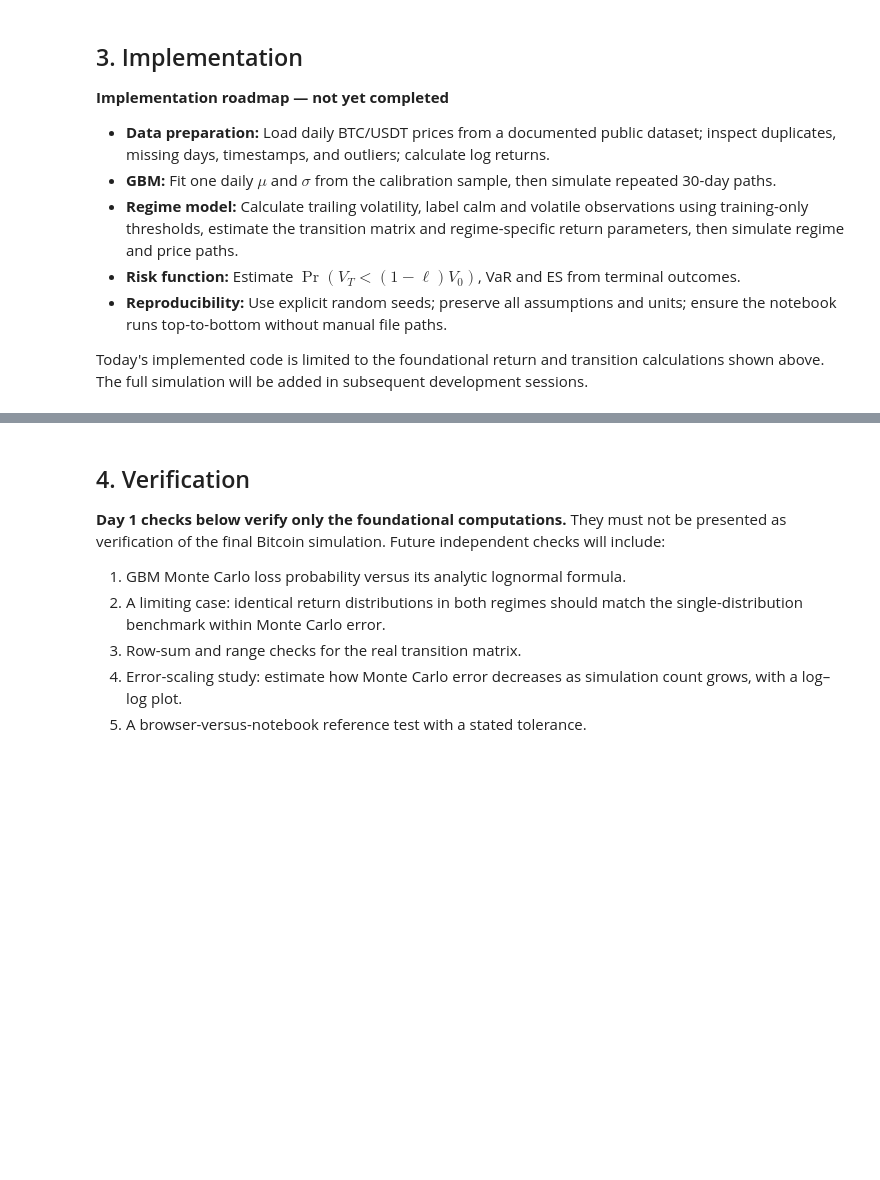
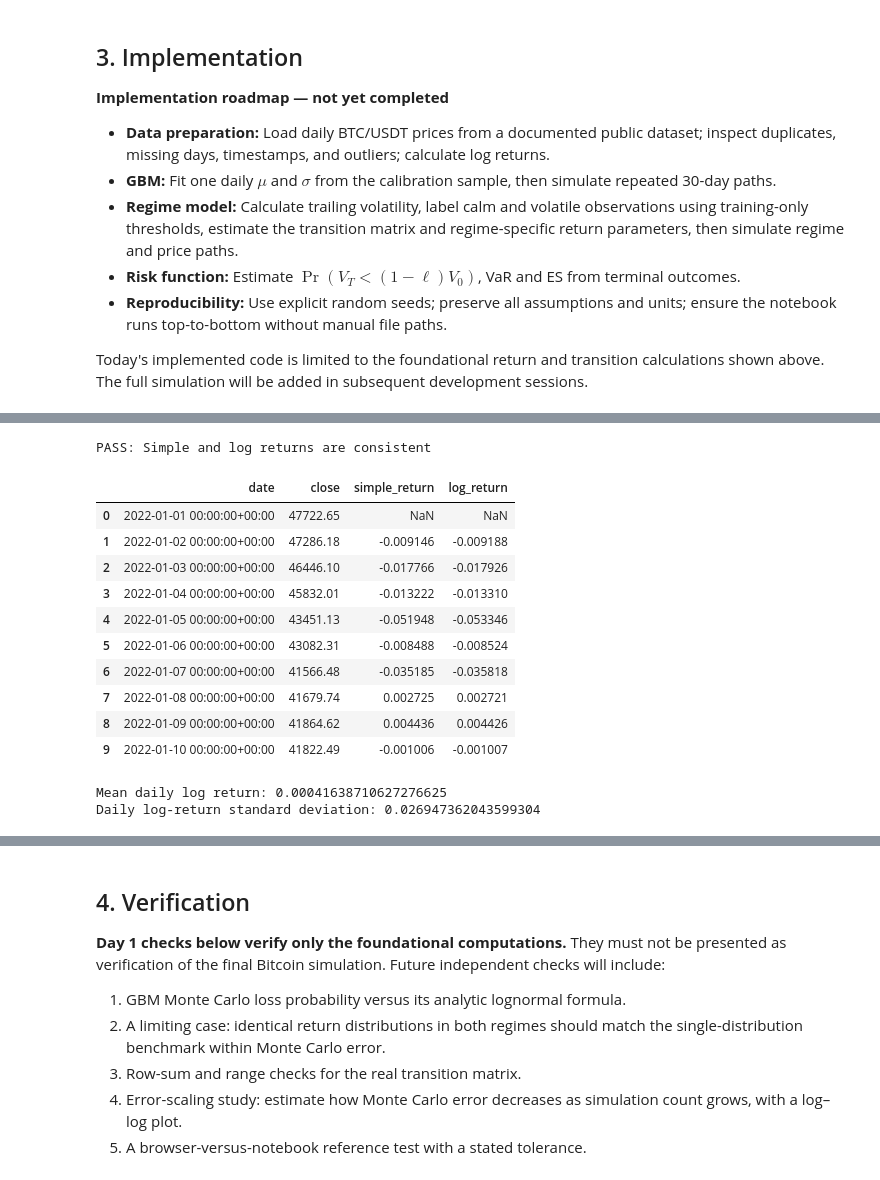
Before and after one commit to it23372726/cryptorisk-lab, a Jupyter notebook: notebook/cryptorisk-lab.ipynb, the cells around one changed output, grey strips where cells are left out. Saved outputs shown, nothing was run; the diff lists cells and outputs as text; code cells hidden in the pictures; blank space fills up the shorter version.

```diff
--- a/notebook/cryptorisk-lab.ipynb
+++ b/notebook/cryptorisk-lab.ipynb
@@ -174,0 +391,42 @@ Today's implemented code is limited to the foundational return and transition ca
+# %%
+
+price_df["simple_return"] = price_df["close"].pct_change()
+
+price_df["log_return"] = np.log(
+    price_df["close"] / price_df["close"].shift(1)
+)
+
+# Verify the relationship between both return definitions.
+valid = price_df["log_return"].notna()
+
+np.testing.assert_allclose(
+    np.exp(price_df.loc[valid, "log_return"]) - 1,
+    price_df.loc[valid, "simple_return"],
+    rtol=1e-12,
+    atol=1e-12
+)
+
+print("PASS: Simple and log returns are consistent")
+
+display(price_df.head(10))
+
+print("Mean daily log return:",
+      price_df["log_return"].mean())
+
+print("Daily log-return standard deviation:",
+      price_df["log_return"].std())
+# %% [output]
+PASS: Simple and log returns are consistent
+|  | date | close | simple_return | log_return |
+| 0 | 2022-01-01 00:00:00+00:00 | 47722.65 | NaN | NaN |
+| 1 | 2022-01-02 00:00:00+00:00 | 47286.18 | -0.009146 | -0.009188 |
+| 2 | 2022-01-03 00:00:00+00:00 | 46446.10 | -0.017766 | -0.017926 |
+| 3 | 2022-01-04 00:00:00+00:00 | 45832.01 | -0.013222 | -0.013310 |
+| 4 | 2022-01-05 00:00:00+00:00 | 43451.13 | -0.051948 | -0.053346 |
+| 5 | 2022-01-06 00:00:00+00:00 | 43082.31 | -0.008488 | -0.008524 |
+| 6 | 2022-01-07 00:00:00+00:00 | 41566.48 | -0.035185 | -0.035818 |
+| 7 | 2022-01-08 00:00:00+00:00 | 41679.74 | 0.002725 | 0.002721 |
+| 8 | 2022-01-09 00:00:00+00:00 | 41864.62 | 0.004436 | 0.004426 |
+| 9 | 2022-01-10 00:00:00+00:00 | 41822.49 | -0.001006 | -0.001007 |
+Mean daily log return: 0.00041638710627276625
+Daily log-return standard deviation: 0.026947362043599304
```
Also changed, not shown: parts of 15 cells of this notebook.
